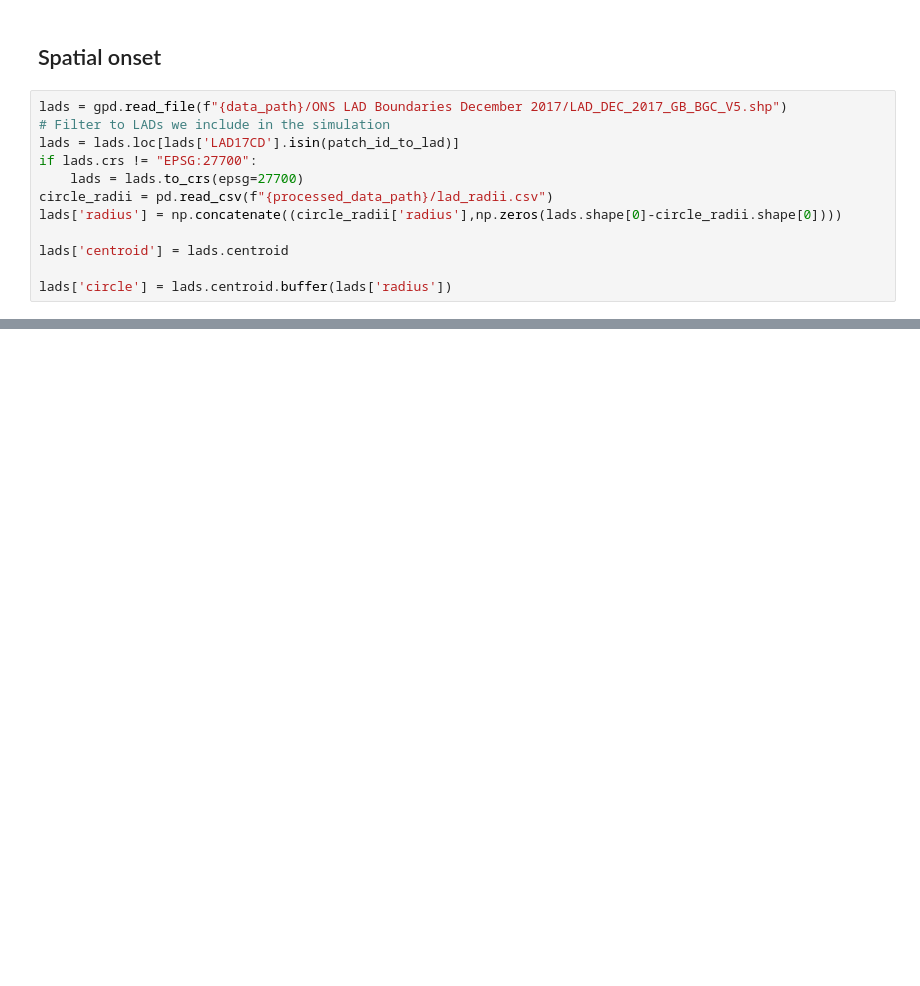
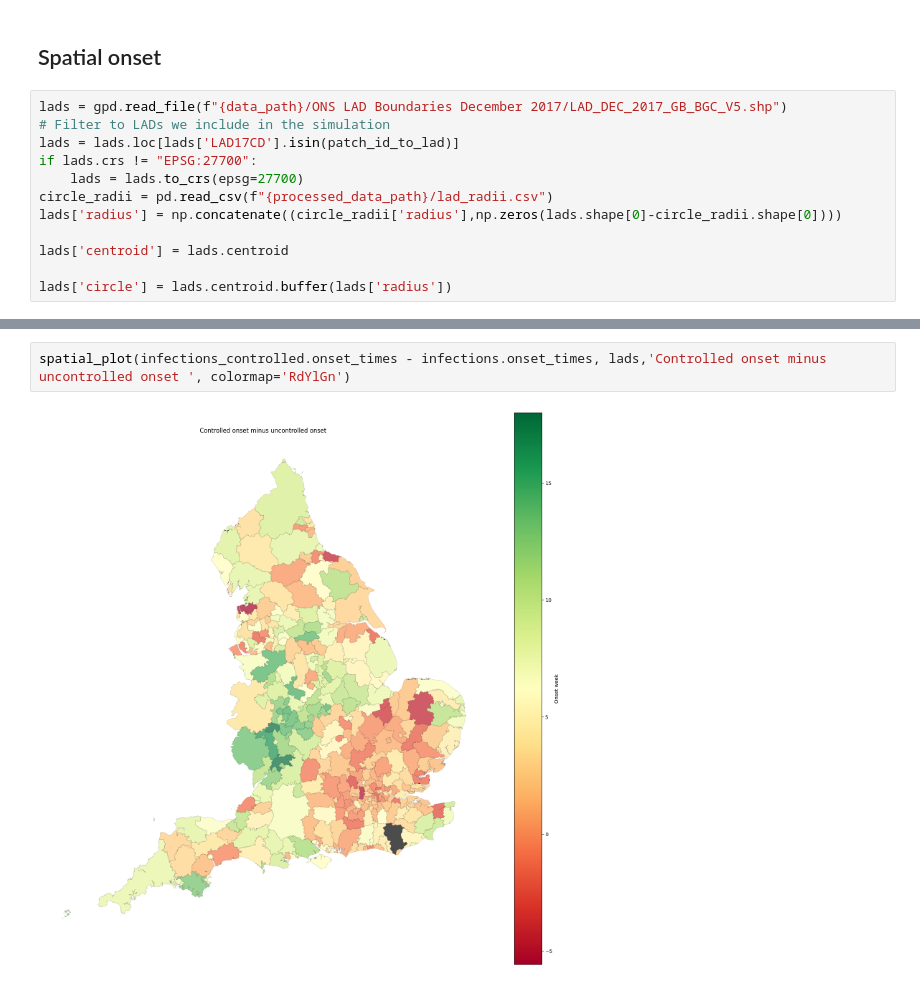
Before and after one commit to joel-winterton/Contagion, a Jupyter notebook: 03 Full simulation.ipynb, the cells around one changed output, grey strips where cells are left out. Drawn from its saved outputs; the diff is of its cells as text; blank space fills up the shorter version.

```diff
--- a/03 Full simulation.ipynb
+++ b/03 Full simulation.ipynb
@@ -353,0 +354,4 @@ spatial_plot(infections, lads,'Outbreak without intervention')
+# %%
+spatial_plot(infections_controlled.onset_times - infections.onset_times, lads,'Controlled onset minus uncontrolled onset ', colormap='RdYlGn')
+# %% [output]
+[figure, added]
```
Also changed, not shown: parts of 5 cells of this notebook.
